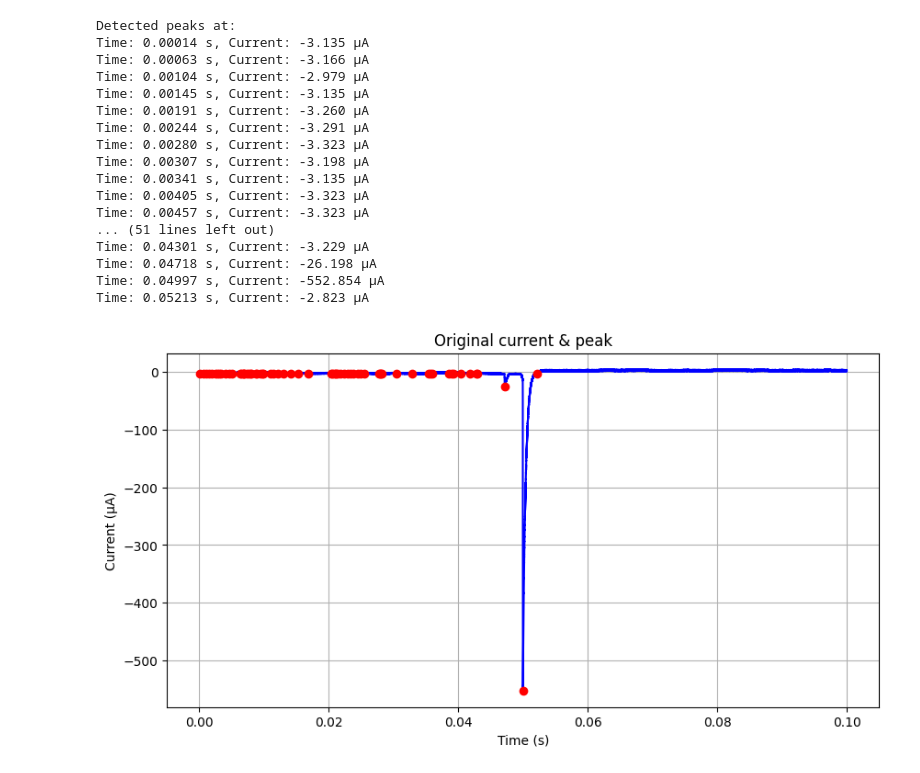
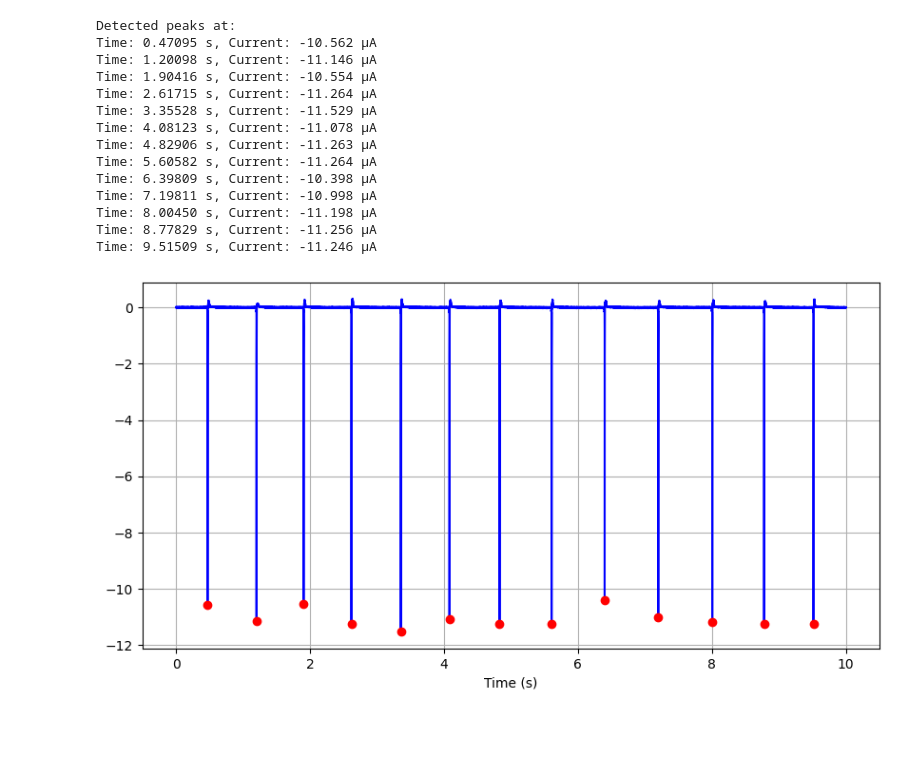
Before and after one commit to Gibeom-Lee/GB_practicing, a Jupyter notebook: data_processing/Integral.ipynb, the cells around one changed output. Drawn from its saved outputs; the diff is of its cells as text; code cells hidden in the pictures; blank space fills up the shorter version.

```diff
--- a/data_processing/Integral.ipynb
+++ b/data_processing/Integral.ipynb
@@ -12,10 +12,13 @@ import os
 from scipy.signal import find_peaks
 # %%
 # 사용자 변경
-file_path = r"C:\Users\user\Desktop\Drive파일\HI Lab\0. Projects\0. On going\2. Aloe inspired DEG\0. 실험자료\4. Data measurement\250912_트리거 한번더\csv파일\VA\8cm_30cm\tek0000ALL.csv"
+file_path = r"C:\Users\user\Desktop\Drive파일\HI Lab\0. Projects\0. On going\2. Aloe inspired DEG\0. 실험자료\4. Data measurement\251002_많은 전극은 전압강하\csv파일\1.csv"
 
 # 얼마나 앞뒤 비율 사용할 것인지 (%) ===
-fraction_percent = 5  # 앞뒤 몇 %를 baseline 추정에 사용할지 조정 ####여기에서 오차 발생이 생길 수 있음.
+fraction_percent = 0.1  # 앞뒤 몇 %를 baseline 추정에 사용할지 조정 ####여기에서 오차 발생이 생길 수 있음.
+
+# *ex) (10) = 10 μA/V 기준  %%%%%%%%% 중요 %%%%%%%%% 중요 %%%%%%%%% 중요 %%%%%%%%% 중요 %%%%%%%%% 중요 %%%%%%%%% 중요 %%%%%%%%%
+Current_scale = 1
 # %%
 df = pd.read_csv(file_path, header=None, skiprows=30)
 
@@ -76,38 +78,35 @@ I_pp: 55.725050 μA
 # %%
 peaks, properties = find_peaks(-df["Current"], height=2.8, distance=1000, prominence=2)  # Find peak & print time
 
 print(" ")
 print("Detected peaks at:")
 for idx in peaks:
     print(f"Time: {df['Time'].iloc[idx]:.5f} s, Current: {df['Current'].iloc[idx]:.3f} μA")
 
 plt.figure(figsize=(10, 5))
 plt.plot(df.iloc[:, 0], df.iloc[:, 1], label="AC current", color='b')
 plt.plot(df["Time"].iloc[peaks], df["Current"].iloc[peaks], "ro", label='Detected Peaks')
 plt.xlabel("Time (s)")
-plt.ylabel("Current (μA)")
-plt.title("Original current & peak")
+#plt.ylabel("Current (μA)")
+#plt.title("Original current & peak")
 #plt.ylim(-60,60)
 plt.grid(True)
 plt.show()
 # %% [output]
 Detected peaks at:
-Time: 0.00014 s, Current: -3.135 μA
-Time: 0.00063 s, Current: -3.166 μA
-Time: 0.00104 s, Current: -2.979 μA
-Time: 0.00145 s, Current: -3.135 μA
-Time: 0.00191 s, Current: -3.260 μA
-Time: 0.00244 s, Current: -3.291 μA
-Time: 0.00280 s, Current: -3.323 μA
-Time: 0.00307 s, Current: -3.198 μA
-Time: 0.00341 s, Current: -3.135 μA
-Time: 0.00405 s, Current: -3.323 μA
-Time: 0.00457 s, Current: -3.323 μA
-... (51 lines left out)
-Time: 0.04301 s, Current: -3.229 μA
-Time: 0.04718 s, Current: -26.198 μA
-Time: 0.04997 s, Current: -552.854 μA
-Time: 0.05213 s, Current: -2.823 μA
+Time: 0.47095 s, Current: -10.562 μA
+Time: 1.20098 s, Current: -11.146 μA
+Time: 1.90416 s, Current: -10.554 μA
+Time: 2.61715 s, Current: -11.264 μA
+Time: 3.35528 s, Current: -11.529 μA
+Time: 4.08123 s, Current: -11.078 μA
+Time: 4.82906 s, Current: -11.263 μA
+Time: 5.60582 s, Current: -11.264 μA
+Time: 6.39809 s, Current: -10.398 μA
+Time: 7.19811 s, Current: -10.998 μA
+Time: 8.00450 s, Current: -11.198 μA
+Time: 8.77829 s, Current: -11.256 μA
+Time: 9.51509 s, Current: -11.246 μA
-[figure, old version]
+[figure, new version]
 # %%
 # 2. 특정 범위 선택
```
Also changed, not shown: parts of 3 cells of this notebook.
